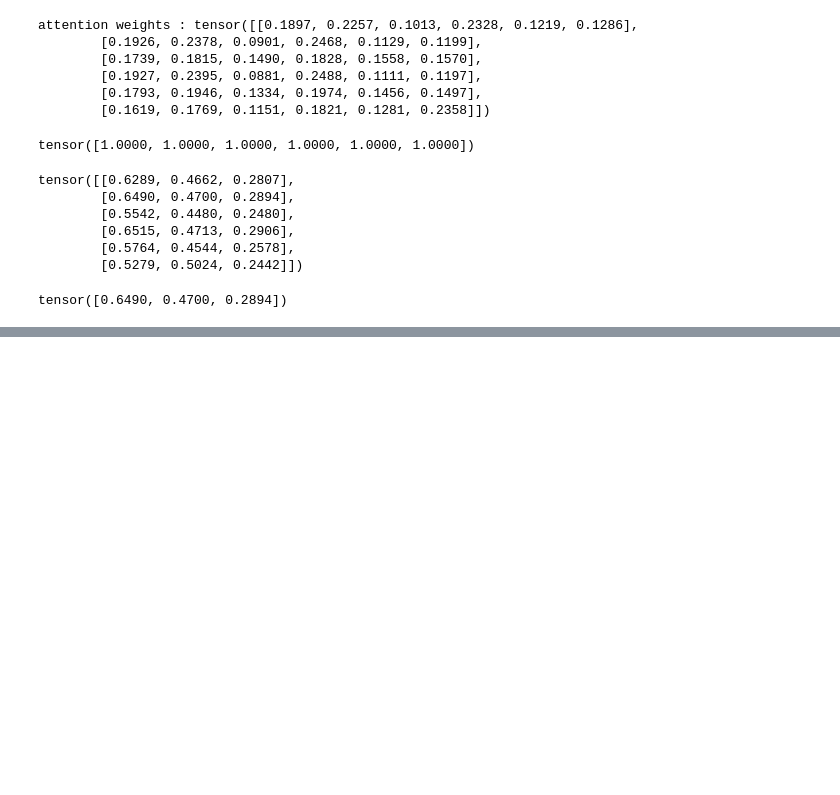
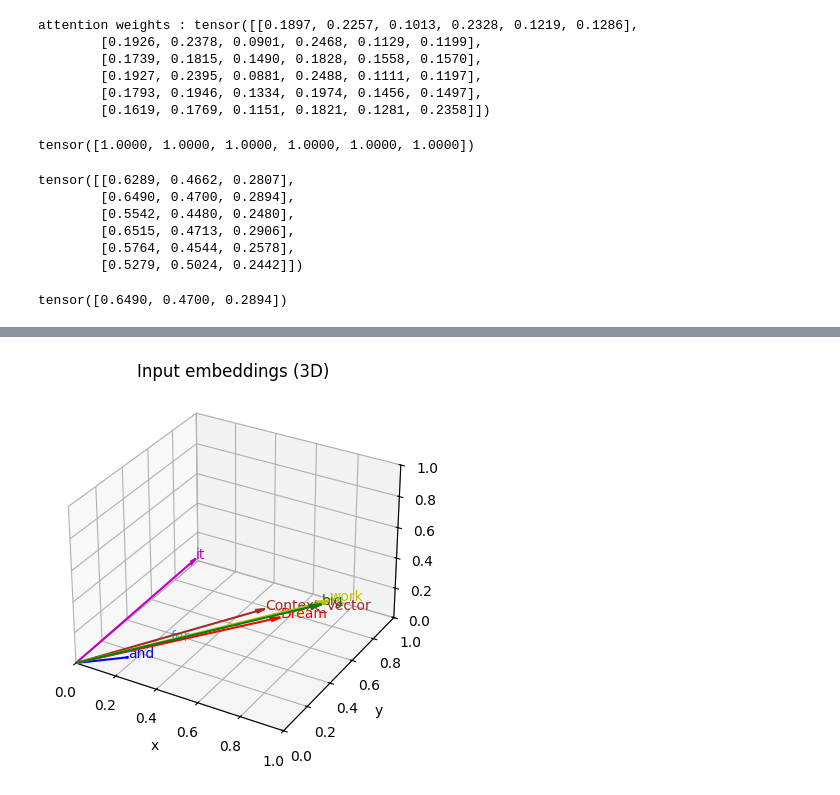
Before and after one commit to Devikrishna545/Self-Attention-Implementation-ML-, a Jupyter notebook: Self_Attention_implementation.ipynb, the cells around one changed output, grey strips where cells are left out. Saved outputs shown, nothing was run; the diff lists cells and outputs as text; code cells hidden in the pictures; blank space fills up the shorter version.

```diff
--- a/Self_Attention_implementation.ipynb
+++ b/Self_Attention_implementation.ipynb
@@ -117,3 +117,8 @@ print(context_vector_key2)
 tensor([0.6490, 0.4700, 0.2894])
 # %%
 #appending to inputs the context _vector of key 2
+inputs = torch.cat((inputs,context_vector_key2.unsqueeze(0)),dim=0)
+labels.append("Context_Vector")
+
+print(inputs)
+print(labels)
@@ -119,0 +134,25 @@ tensor([0.6490, 0.4700, 0.2894])
+# %%
+#visualize the 3d vectors with key 2 context_vector with the original key 2
+fig = plt.figure()
+ax = fig.add_subplot(111, projection='3d')
+
+# extract x,y,z cordinate
+x_coords = inputs[:,0].numpy()
+y_coords = inputs[:,1].numpy()
+z_coords = inputs[:,2].numpy()
+
+colors = ["r","g","b","y","c","m","brown"]
+for(x,y,z,lab,color)in zip(x_coords,y_coords,z_coords,labels,colors):
+  ax.quiver(0,0,0,x,y,z,color=color,arrow_length_ratio=0.05)
+  ax.text(x,y,z,lab,color=color,fontsize=10)
+
+ax.set_xlabel('x');
+ax.set_ylabel('y');
+ax.set_zlabel('z')
+ax.set_xlim([0,1]);
+ax.set_ylim([0,1]);
+ax.set_zlim([0,1])
+plt.title("Input embeddings (3D)")
+plt.show()
+# %% [output]
+[figure, added]
```
Also changed, not shown: parts of 2 cells of this notebook.
